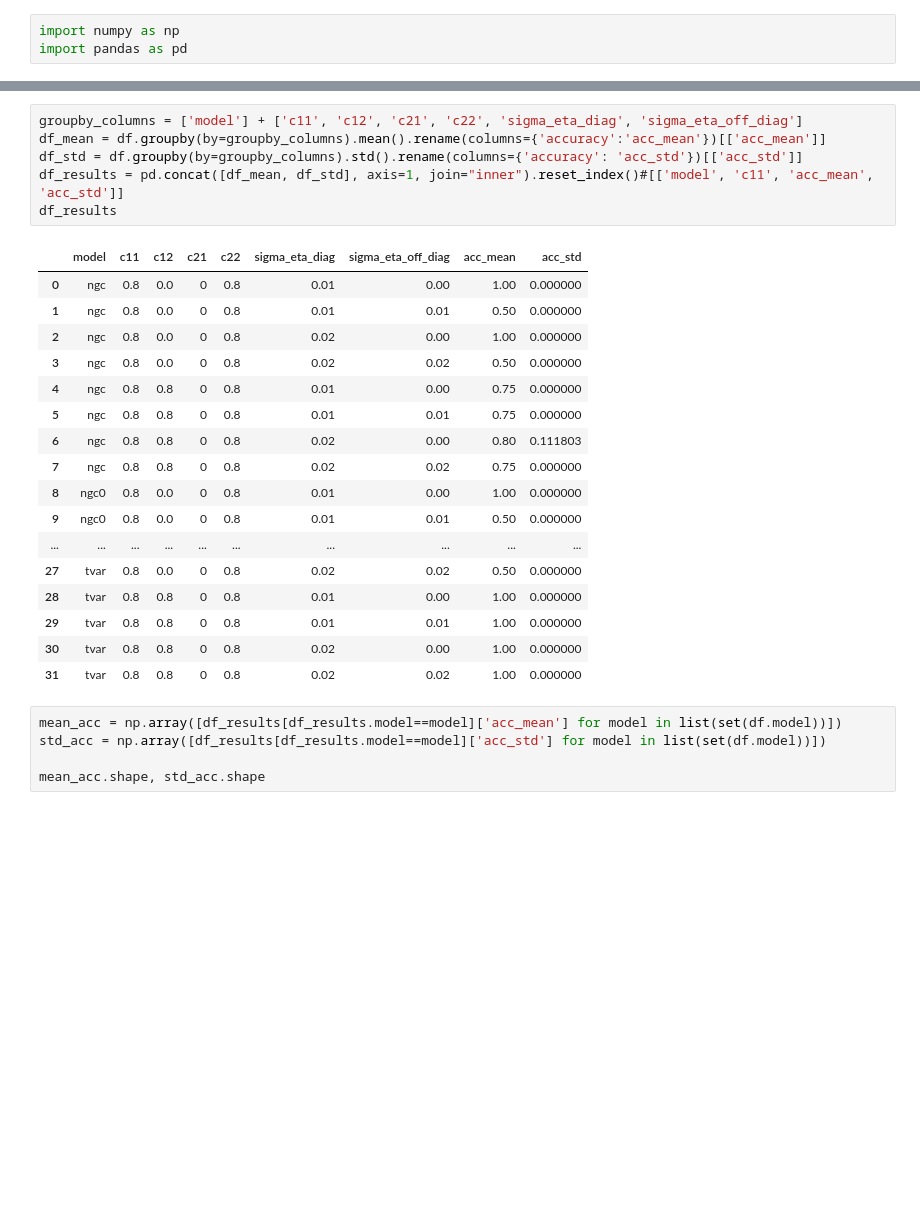
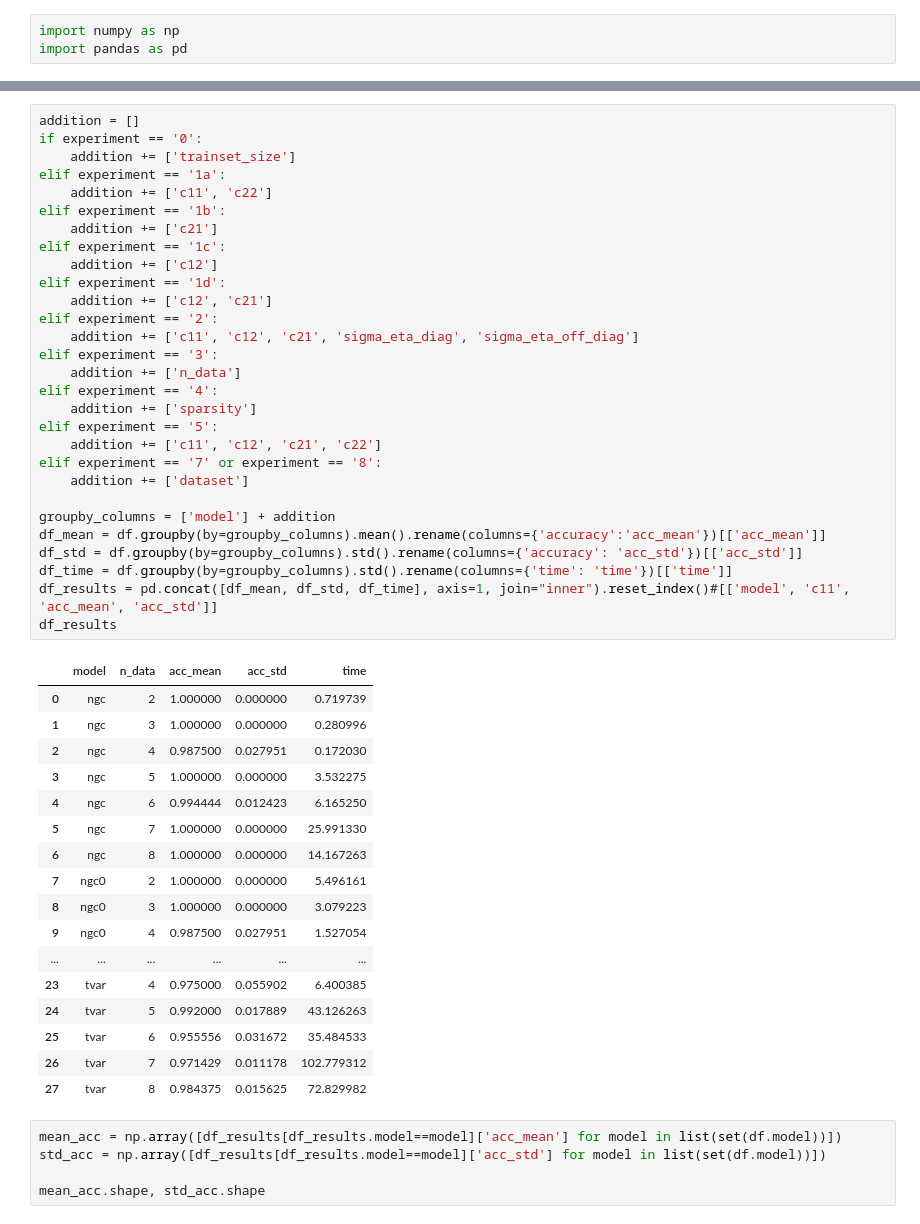
Before and after one commit to brunojerkovic/MasterThesis-1, a Jupyter notebook: DataPlotting.ipynb, the cells around one changed output, grey strips where cells are left out. Drawn from its saved outputs; the diff is of its cells as text; blank space fills up the shorter version.

Commit message:
n_data fixed

```diff
--- a/DataPlotting.ipynb
+++ b/DataPlotting.ipynb
@@ -45,27 +44,50 @@ df
 # %%
-groupby_columns = ['model'] + ['c11', 'c12', 'c21', 'c22', 'sigma_eta_diag', 'sigma_eta_off_diag']
+addition = []
+if experiment == '0':
+    addition += ['trainset_size']
+elif experiment == '1a':
+    addition += ['c11', 'c22']
+elif experiment == '1b':
+    addition += ['c21']
+elif experiment == '1c':
+    addition += ['c12']
+elif experiment == '1d':
+    addition += ['c12', 'c21']
+elif experiment == '2':
+    addition += ['c11', 'c12', 'c21', 'sigma_eta_diag', 'sigma_eta_off_diag']
+elif experiment == '3':
+    addition += ['n_data']
+elif experiment == '4':
+    addition += ['sparsity']
+elif experiment == '5':
+    addition += ['c11', 'c12', 'c21', 'c22']
+elif experiment == '7' or experiment == '8':
+    addition += ['dataset']
+
+groupby_columns = ['model'] + addition
 df_mean = df.groupby(by=groupby_columns).mean().rename(columns={'accuracy':'acc_mean'})[['acc_mean']]
 df_std = df.groupby(by=groupby_columns).std().rename(columns={'accuracy': 'acc_std'})[['acc_std']]
-df_results = pd.concat([df_mean, df_std], axis=1, join="inner").reset_index()#[['model', 'c11', 'acc_mean', 'acc_std']]
+df_time = df.groupby(by=groupby_columns).std().rename(columns={'time': 'time'})[['time']]
+df_results = pd.concat([df_mean, df_std, df_time], axis=1, join="inner").reset_index()#[['model', 'c11', 'acc_mean', 'acc_std']]
 df_results
 # %% [output]
-|  | model | c11 | c12 | c21 | c22 | sigma_eta_diag | sigma_eta_off_diag | acc_mean | acc_std |
-| 0 | ngc | 0.8 | 0.0 | 0 | 0.8 | 0.01 | 0.00 | 1.00 | 0.000000 |
-| 1 | ngc | 0.8 | 0.0 | 0 | 0.8 | 0.01 | 0.01 | 0.50 | 0.000000 |
-| 2 | ngc | 0.8 | 0.0 | 0 | 0.8 | 0.02 | 0.00 | 1.00 | 0.000000 |
-| 3 | ngc | 0.8 | 0.0 | 0 | 0.8 | 0.02 | 0.02 | 0.50 | 0.000000 |
-| 4 | ngc | 0.8 | 0.8 | 0 | 0.8 | 0.01 | 0.00 | 0.75 | 0.000000 |
-| 5 | ngc | 0.8 | 0.8 | 0 | 0.8 | 0.01 | 0.01 | 0.75 | 0.000000 |
-| 6 | ngc | 0.8 | 0.8 | 0 | 0.8 | 0.02 | 0.00 | 0.80 | 0.111803 |
-| 7 | ngc | 0.8 | 0.8 | 0 | 0.8 | 0.02 | 0.02 | 0.75 | 0.000000 |
-| 8 | ngc0 | 0.8 | 0.0 | 0 | 0.8 | 0.01 | 0.00 | 1.00 | 0.000000 |
-| 9 | ngc0 | 0.8 | 0.0 | 0 | 0.8 | 0.01 | 0.01 | 0.50 | 0.000000 |
-| ... | ... | ... | ... | ... | ... | ... | ... | ... | ... |
-| 27 | tvar | 0.8 | 0.0 | 0 | 0.8 | 0.02 | 0.02 | 0.50 | 0.000000 |
-| 28 | tvar | 0.8 | 0.8 | 0 | 0.8 | 0.01 | 0.00 | 1.00 | 0.000000 |
-| 29 | tvar | 0.8 | 0.8 | 0 | 0.8 | 0.01 | 0.01 | 1.00 | 0.000000 |
-| 30 | tvar | 0.8 | 0.8 | 0 | 0.8 | 0.02 | 0.00 | 1.00 | 0.000000 |
-| 31 | tvar | 0.8 | 0.8 | 0 | 0.8 | 0.02 | 0.02 | 1.00 | 0.000000 |
+|  | model | n_data | acc_mean | acc_std | time |
+| 0 | ngc | 2 | 1.000000 | 0.000000 | 0.719739 |
+| 1 | ngc | 3 | 1.000000 | 0.000000 | 0.280996 |
+| 2 | ngc | 4 | 0.987500 | 0.027951 | 0.172030 |
+| 3 | ngc | 5 | 1.000000 | 0.000000 | 3.532275 |
+| 4 | ngc | 6 | 0.994444 | 0.012423 | 6.165250 |
+| 5 | ngc | 7 | 1.000000 | 0.000000 | 25.991330 |
+| 6 | ngc | 8 | 1.000000 | 0.000000 | 14.167263 |
+| 7 | ngc0 | 2 | 1.000000 | 0.000000 | 5.496161 |
+| 8 | ngc0 | 3 | 1.000000 | 0.000000 | 3.079223 |
+| 9 | ngc0 | 4 | 0.987500 | 0.027951 | 1.527054 |
+| ... | ... | ... | ... | ... | ... |
+| 23 | tvar | 4 | 0.975000 | 0.055902 | 6.400385 |
+| 24 | tvar | 5 | 0.992000 | 0.017889 | 43.126263 |
+| 25 | tvar | 6 | 0.955556 | 0.031672 | 35.484533 |
+| 26 | tvar | 7 | 0.971429 | 0.011178 | 102.779312 |
+| 27 | tvar | 8 | 0.984375 | 0.015625 | 72.829982 |
 # %%
 mean_acc = np.array([df_results[df_results.model==model]['acc_mean'] for model in list(set(df.model))])
 std_acc = np.array([df_results[df_results.model==model]['acc_std'] for model in list(set(df.model))])
```
Also changed, not shown: parts of 3 cells of this notebook, 4 other files.
